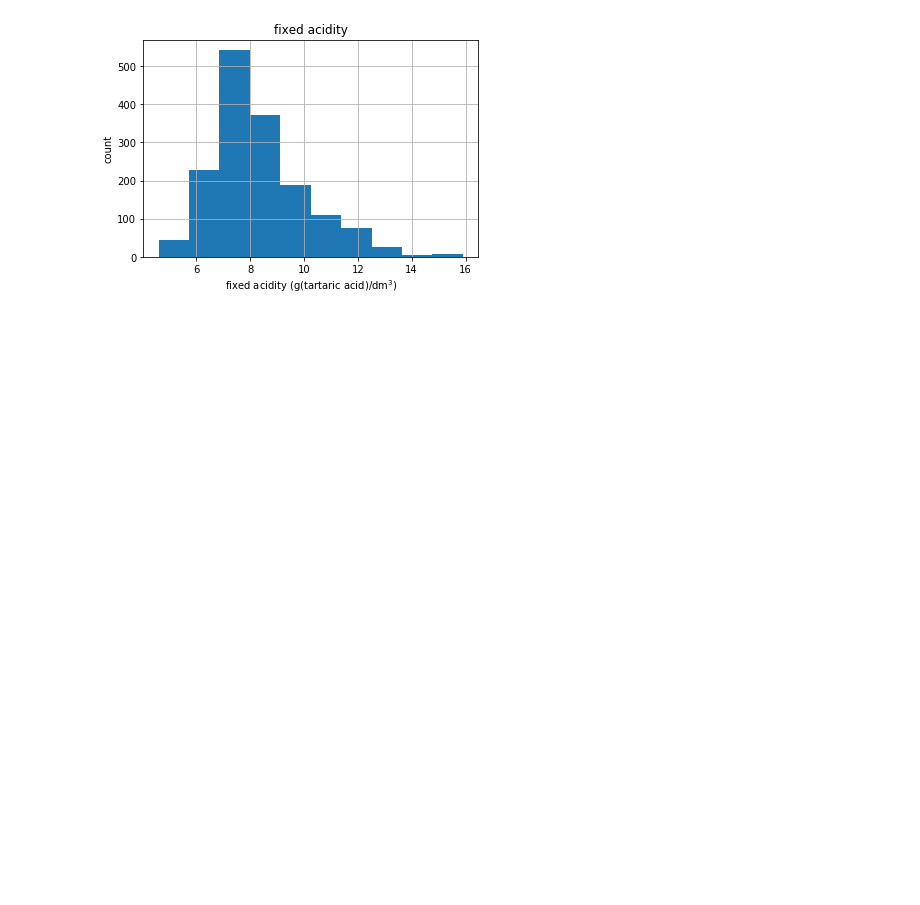
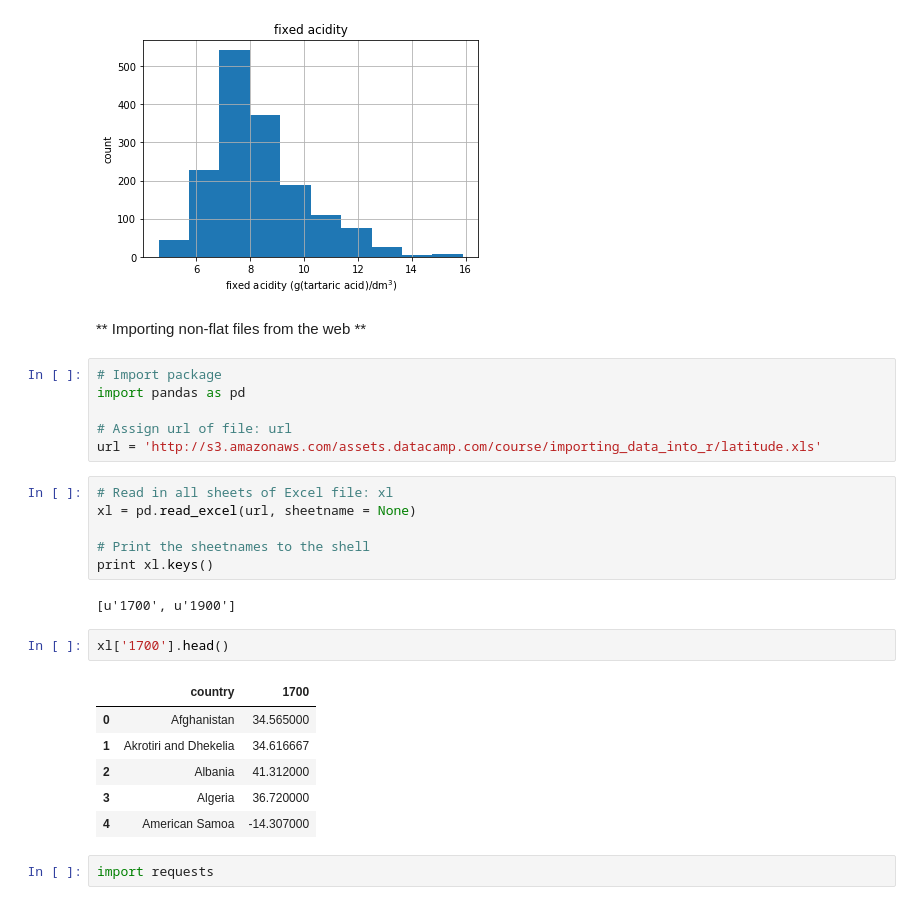
Before and after one commit to sushant2811/ImportingAndCleaningData, a Jupyter notebook: ImportingData.ipynb, the cells around one changed output. Saved outputs shown, nothing was run; the diff lists cells and outputs as text; blank space fills up the shorter version.

Commit message:
Performing HTTP requests

```diff
--- a/ImportingData.ipynb
+++ b/ImportingData.ipynb
@@ -849,3 +849,30 @@ See the documentation here:
 http://pandas.pydata.org/pandas-docs/stable/indexing.html#ix-indexer-is-deprecated
   app.launch_new_instance()
 [figure]
+# %% [markdown]
+** Importing non-flat files from the web **
+# %%
+# Import package
+import pandas as pd
+
+# Assign url of file: url
+url = 'http://s3.amazonaws.com/assets.datacamp.com/course/importing_data_into_r/latitude.xls'
+# %%
+# Read in all sheets of Excel file: xl
+xl = pd.read_excel(url, sheetname = None)
+
+# Print the sheetnames to the shell
+print xl.keys()
+# %% [output]
+[u'1700', u'1900']
+# %%
+xl['1700'].head()
+# %% [output]
+|  | country | 1700 |
+| 0 | Afghanistan | 34.565000 |
+| 1 | Akrotiri and Dhekelia | 34.616667 |
+| 2 | Albania | 41.312000 |
+| 3 | Algeria | 36.720000 |
+| 4 | American Samoa | -14.307000 |
+# %%
+import requests
```
Also changed, not shown: parts of 3 cells of this notebook.
